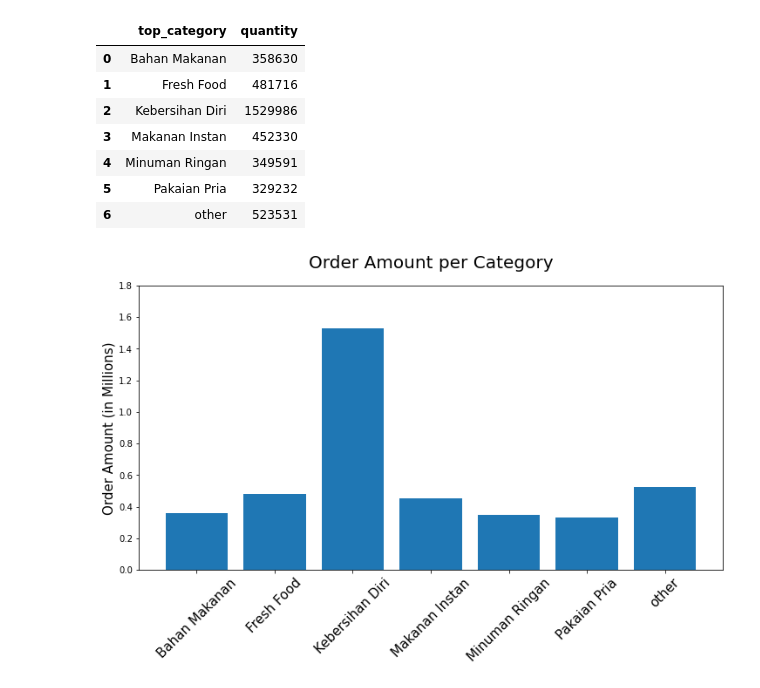
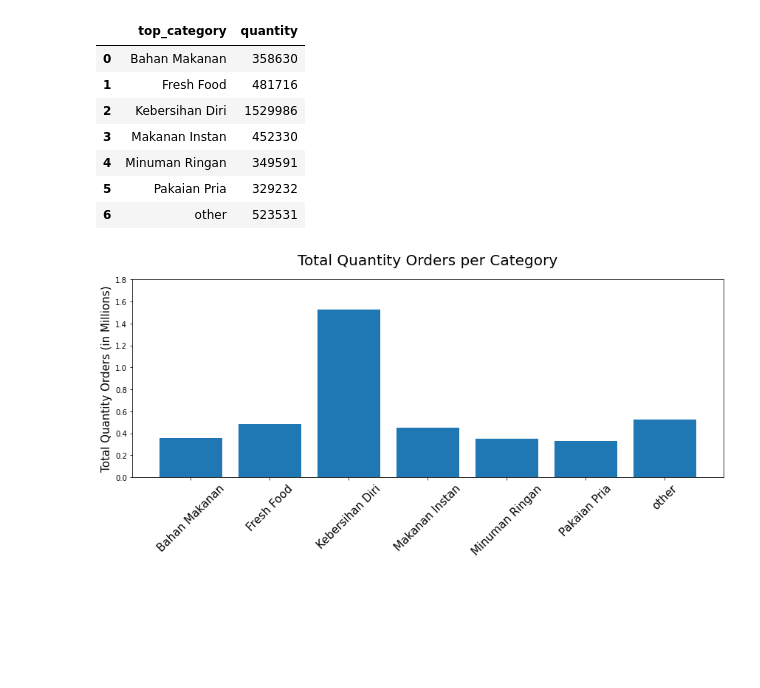
Before and after one commit to rfajri27/Ekploring_E_Commerce_Data, a Jupyter notebook: exploring_e_commerce_data.ipynb, the cells around one changed output. Saved outputs shown, nothing was run; the diff lists cells and outputs as text; code cells hidden in the pictures; blank space fills up the shorter version.

```diff
--- a/exploring_e_commerce_data.ipynb
+++ b/exploring_e_commerce_data.ipynb
@@ -472,13 +474,14 @@ sum_order_per_kategori
 # %%
 plt.figure(figsize=(12, 6))
 plt.bar(sum_order_per_kategori['top_category'],
         sum_order_per_kategori['quantity'])
 plt.xticks(rotation=45, fontsize=15)
 labels, locations = plt.yticks()
 plt.yticks(labels, (labels/1000000).astype(float))
-plt.title("Order Amount per Category", loc='center', fontsize=20, pad=20)
-plt.ylabel("Order Amount (in Millions)", fontsize=15)
+plt.title("Total Quantity Orders per Category", loc='center', fontsize=20, pad=20)
+plt.ylabel("Total Quantity Orders (in Millions)", fontsize=15)
+plt.tight_layout()
 plt.savefig('images/order_amount_category.png')
 plt.show()
 # %% [output]
-[figure, old version]
+[figure, new version]
```
Also changed, not shown: parts of 6 cells of this notebook, 3 other files.
